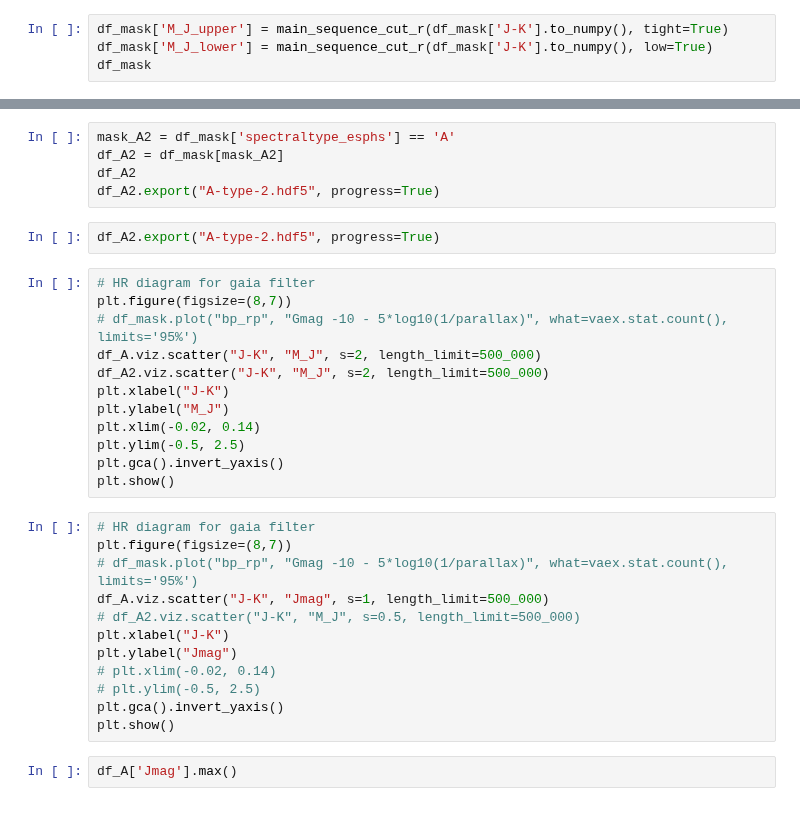
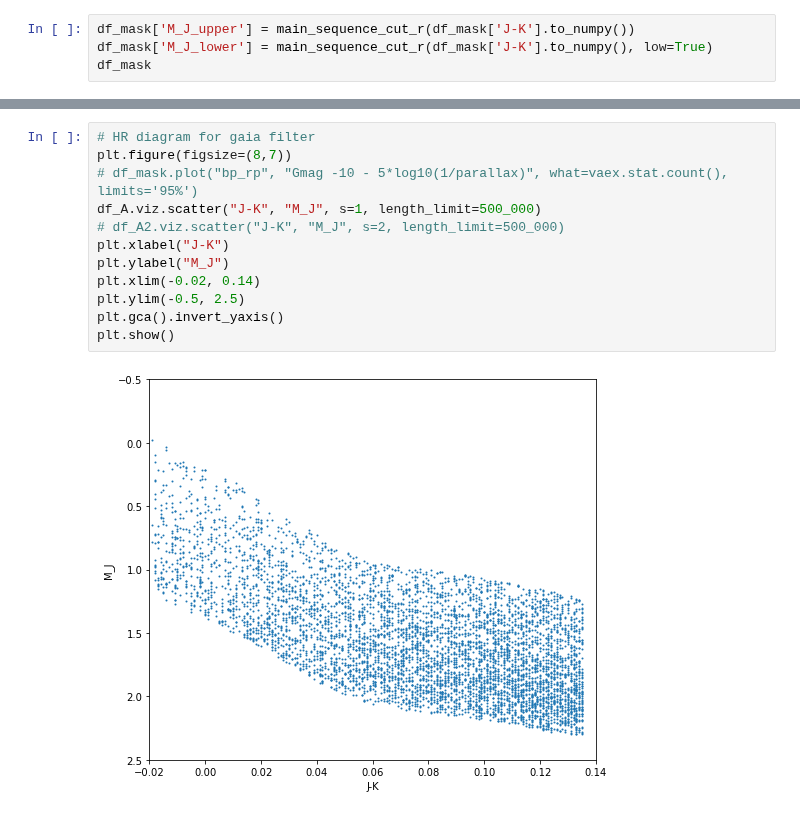
Before and after one commit to Alisyaifudin/Thesis-Project, a Jupyter notebook: 2. Vertical Number Density/2.2. Cutting.ipynb, the cells around one changed output, grey strips where cells are left out. Cells and saved outputs as stored; diff of their text form.

```diff
--- a/2. Vertical Number Density/2.2. Cutting.ipynb
+++ b/2. Vertical Number Density/2.2. Cutting.ipynb
@@ -219,4 +123,4 @@ df_s
 # %%
-df_mask['M_J_upper'] = main_sequence_cut_r(df_mask['J-K'].to_numpy(), tight=True)
+df_mask['M_J_upper'] = main_sequence_cut_r(df_mask['J-K'].to_numpy())
 df_mask['M_J_lower'] = main_sequence_cut_r(df_mask['J-K'].to_numpy(), low=True)
 df_mask
@@ -236,36 +168,17 @@ df_A.export("A-type.hdf5", progress=True)
-# %%
-mask_A2 = df_mask['spectraltype_esphs'] == 'A'
-df_A2 = df_mask[mask_A2]
-df_A2
-df_A2.export("A-type-2.hdf5", progress=True)
-# %%
-df_A2.export("A-type-2.hdf5", progress=True)
 # %%
 # HR diagram for gaia filter
 plt.figure(figsize=(8,7))
 # df_mask.plot("bp_rp", "Gmag -10 - 5*log10(1/parallax)", what=vaex.stat.count(), limits='95%')
-df_A.viz.scatter("J-K", "M_J", s=2, length_limit=500_000)
-df_A2.viz.scatter("J-K", "M_J", s=2, length_limit=500_000)
+df_A.viz.scatter("J-K", "M_J", s=1, length_limit=500_000)
+# df_A2.viz.scatter("J-K", "M_J", s=2, length_limit=500_000)
 plt.xlabel("J-K")
 plt.ylabel("M_J")
 plt.xlim(-0.02, 0.14)
 plt.ylim(-0.5, 2.5)
 plt.gca().invert_yaxis()
 plt.show()
+# %% [output]
+[figure, added]
-# %%
-# HR diagram for gaia filter
-plt.figure(figsize=(8,7))
-# df_mask.plot("bp_rp", "Gmag -10 - 5*log10(1/parallax)", what=vaex.stat.count(), limits='95%')
-df_A.viz.scatter("J-K", "Jmag", s=1, length_limit=500_000)
-# df_A2.viz.scatter("J-K", "M_J", s=0.5, length_limit=500_000)
-plt.xlabel("J-K")
-plt.ylabel("Jmag")
-# plt.xlim(-0.02, 0.14)
-# plt.ylim(-0.5, 2.5)
-plt.gca().invert_yaxis()
-plt.show()
-# %%
-df_A['Jmag'].max()
 # %%
 # Filter F star
 JK_lower = (df_s[df_s['SpT'] == 'A9V']['J-K'].to_numpy()[0]+df_s[df_s['SpT'] == 'F0V']['J-K'].to_numpy()[0])/2
```
Also changed, not shown: parts of 35 cells of this notebook, 8 other files.
